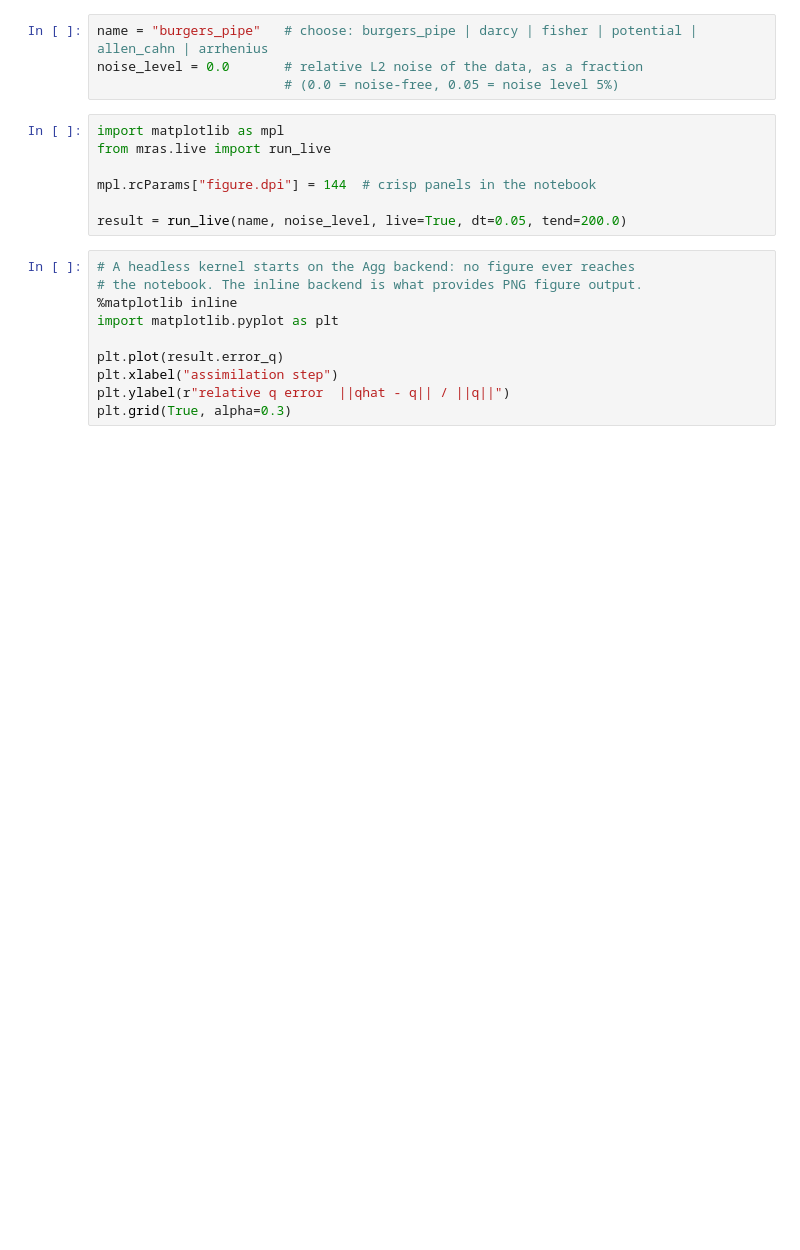
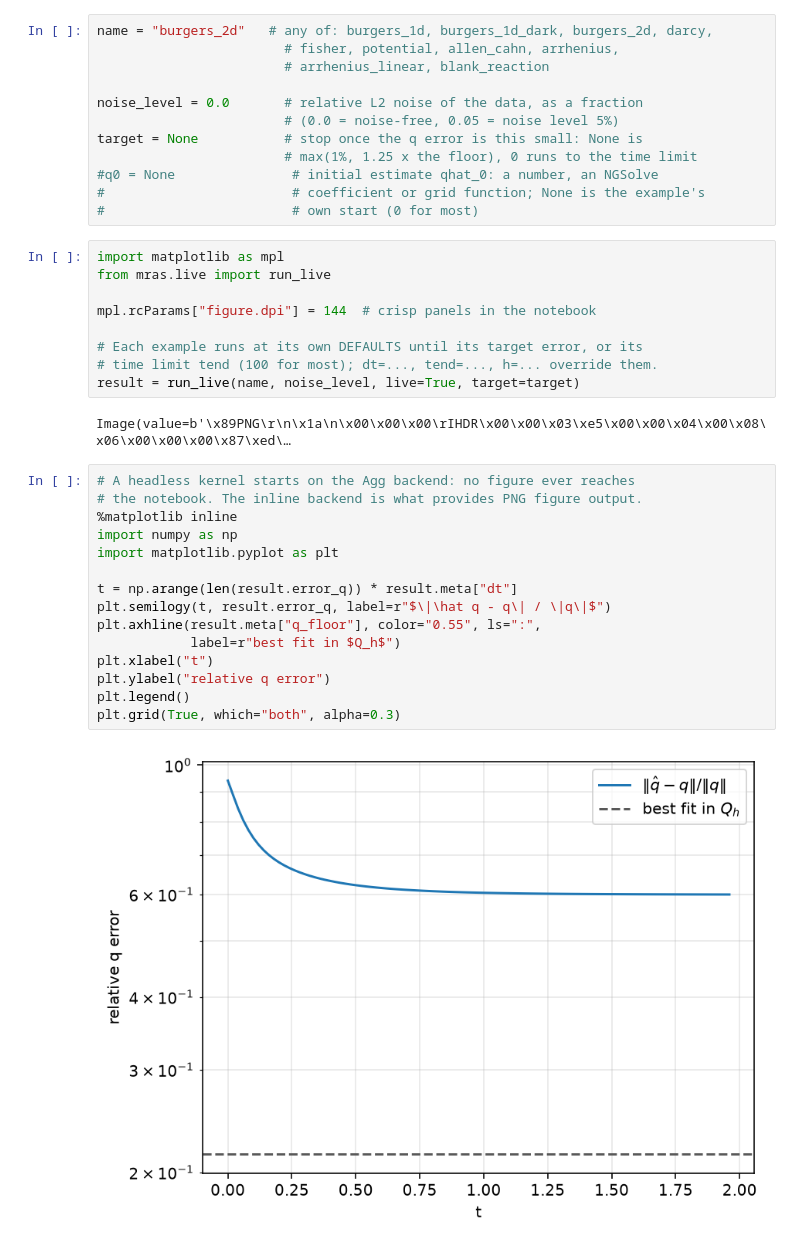
Before and after one commit to CAarset/MRASLive, a Jupyter notebook: notebooks/mras_live.ipynb, the cells around one changed output. Saved outputs shown, nothing was run; the diff lists cells and outputs as text; blank space fills up the shorter version.

Commit message:
Updated examples
Co-Authored-By: Claude Opus 5.5 <noreply@anthropic.com>

```diff
--- a/notebooks/mras_live.ipynb
+++ b/notebooks/mras_live.ipynb
@@ -22,23 +60,42 @@ evenly spaced frames, so any horizon updates at a steady rate.  `dt` and
 Needs the `notebook` extra (`pip install -e ".[notebook]"`) and a Jupyter
 front-end; everything else happens inside `mras/live.py`.
 # %%
-name = "burgers_pipe"   # choose: burgers_pipe | darcy | fisher | potential | allen_cahn | arrhenius
+name = "burgers_2d"   # any of: burgers_1d, burgers_1d_dark, burgers_2d, darcy,
+                        # fisher, potential, allen_cahn, arrhenius,
+                        # arrhenius_linear, blank_reaction
+
 noise_level = 0.0       # relative L2 noise of the data, as a fraction
                         # (0.0 = noise-free, 0.05 = noise level 5%)
+target = None           # stop once the q error is this small: None is
+                        # max(1%, 1.25 x the floor), 0 runs to the time limit
+#q0 = None               # initial estimate qhat_0: a number, an NGSolve
+#                        # coefficient or grid function; None is the example's
+#                        # own start (0 for most)
 # %%
 import matplotlib as mpl
 from mras.live import run_live
 
 mpl.rcParams["figure.dpi"] = 144  # crisp panels in the notebook
 
-result = run_live(name, noise_level, live=True, dt=0.05, tend=200.0)
+# Each example runs at its own DEFAULTS until its target error, or its
+# time limit tend (100 for most); dt=..., tend=..., h=... override them.
+result = run_live(name, noise_level, live=True, target=target)
+# %% [output]
+Image(value=b'\x89PNG\r\n\x1a\n\x00\x00\x00\rIHDR\x00\x00\x03\xe5\x00\x00\x04\x00\x08\x06\x00\x00\x00\x87\xed\…
 # %%
 # A headless kernel starts on the Agg backend: no figure ever reaches
 # the notebook. The inline backend is what provides PNG figure output.
 %matplotlib inline
+import numpy as np
 import matplotlib.pyplot as plt
 
-plt.plot(result.error_q)
-plt.xlabel("assimilation step")
-plt.ylabel(r"relative q error  ||qhat - q|| / ||q||")
-plt.grid(True, alpha=0.3)
+t = np.arange(len(result.error_q)) * result.meta["dt"]
+plt.semilogy(t, result.error_q, label=r"$\|\hat q - q\| / \|q\|$")
+plt.axhline(result.meta["q_floor"], color="0.55", ls=":",
+            label=r"best fit in $Q_h$")
+plt.xlabel("t")
+plt.ylabel("relative q error")
+plt.legend()
+plt.grid(True, which="both", alpha=0.3)
+# %% [output]
+[figure, added]
```
Also changed, not shown: parts of 4 cells of this notebook, 53 other files.
